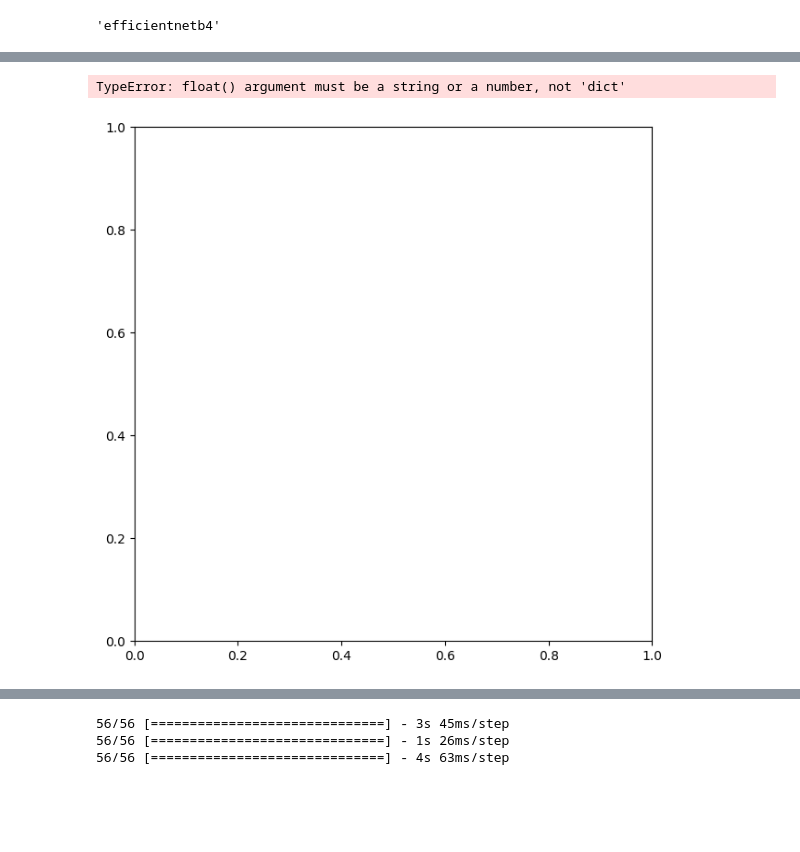
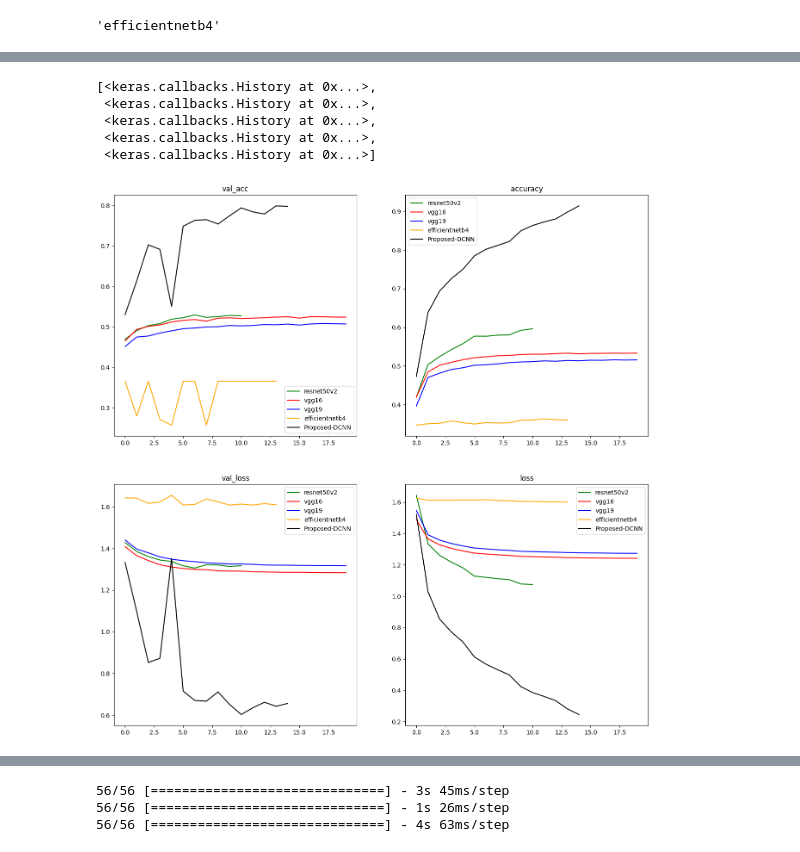
Before and after one commit to Ujjwal-Mk/IEEE, a Jupyter notebook: test.ipynb, the cells around one changed output, grey strips where cells are left out. Cells and saved outputs as stored; diff of their text form; code cells hidden in the pictures; blank space fills up the shorter version.

Commit message:
individual plots

```diff
--- a/test.ipynb
+++ b/test.ipynb
@@ -318,8 +316,0 @@ save_csv([history_vgg16,history_vgg19,history_eff_4,history_resnet],model_names)
-# %%
-import pickle as pk
-with open('file.pkl', 'rb') as file:
-
-    # Call load method to deserialze
-    history_dcnn = pk.load(file)
-
-    print(history_dcnn)
@@ -374,2 +316,0 @@ hist_effnetb4=hist_effnetb4.drop("Unnamed: 0",axis=1).to_dict()
-# %%
-hist=[hist_resnet,history_vgg_16,hist_vgg_19,hist_effnetb4,history_dcnn.history]
@@ -378,30 +348,47 @@ model_names=["resnet","vgg16",'vgg19',"efficientNetb4","Proposed DCNN"]
+# %%
+vars2
+# %% [output]
+[<keras.callbacks.History at 0x...>,
+ <keras.callbacks.History at 0x...>,
+ <keras.callbacks.History at 0x...>,
+ <keras.callbacks.History at 0x...>,
+ <keras.callbacks.History at 0x...>]
 # %%
 import matplotlib.pyplot as plt
 def plot_hi(hist=[],model=[]):
     val_acc=[]
     val_loss=[]
     loss=[]
     accuracy=[]
     metrics=[val_acc,accuracy,val_loss,loss]
     metrics_title=["val_acc","accuracy","val_loss","loss"]
     for history in hist:
-        accuracy.append(history["accuracy"])
-        val_acc.append(history["val_accuracy"])
-        loss.append(history["loss"])
-        val_loss.append(history["val_loss"])
+        accuracy.append(history.history["accuracy"][:20])
+        val_acc.append(history.history["val_accuracy"][:20])
+        loss.append(history.history["loss"][:20])
+        val_loss.append(history.history["val_loss"][:20])
 
     plt.figure(figsize=(16,16))
     c=['g','r','b','orange',"black"]
     for j in range(len(metrics)):
         plt.subplot(2,2,j+1)
         for i in range(len(hist)):
             plt.plot(metrics[j][i],c=c[i],label=model[i])
         plt.title(metrics_title[j])
         plt.legend()
-        plt.savefig(f"plot_model/{metrics_title[j]}")
 
+    plt.savefig(f"plot_model/full")
     plt.show()
-plot_hi(hist, model_names)
+plot_hi([history_resnet,
+         history_vgg16,
+         history_vgg19,
+         history_eff_4,
+         history_dcnn],
+
+        [model_resnet.layers[1].name,
+         model_vgg16.layers[1].name,
+         model_vgg19.layers[1].name,
+         model_eff_4.layers[1].name,
+         "Proposed-DCNN",])
 # %% [output]
-TypeError: float() argument must be a string or a number, not 'dict'
-[figure, old version]
+[figure, new version]
```
Also changed, not shown: parts of 15 cells of this notebook, 6 other files.
